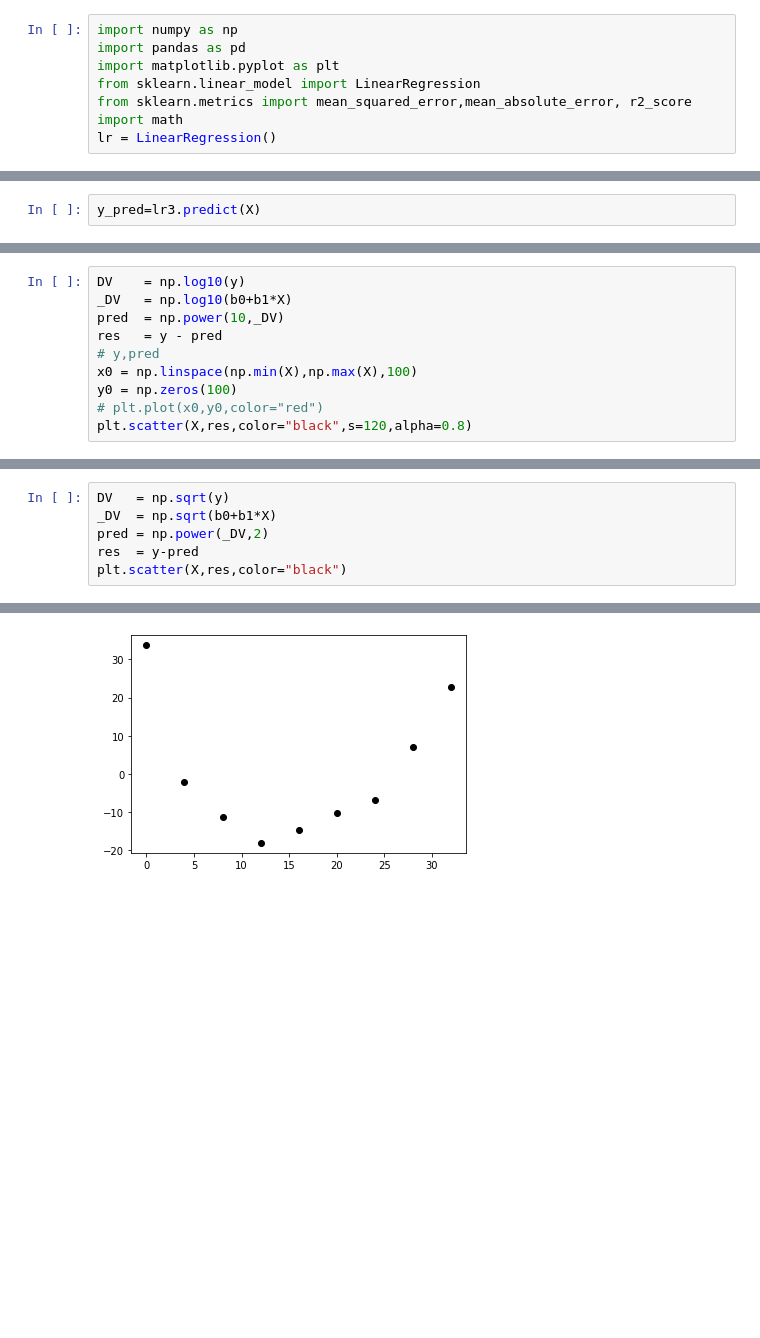
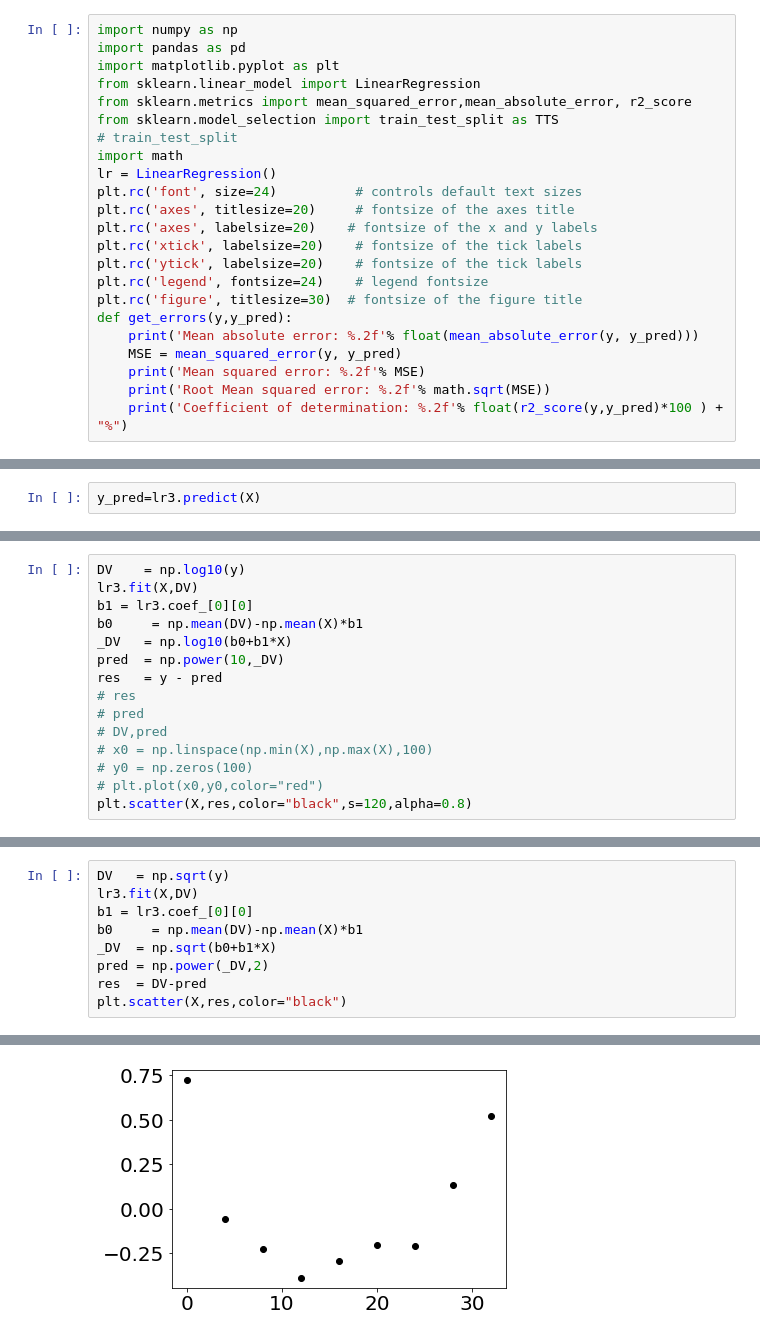
Before and after one commit to nachocodexx/cinvestav-dsc-detercoef, a Jupyter notebook: README.ipynb, the cells around one changed output, grey strips where cells are left out. Saved outputs shown, nothing was run; the diff lists cells and outputs as text; blank space fills up the shorter version.

```diff
--- a/README.ipynb
+++ b/README.ipynb
@@ -4,8 +4,23 @@ import pandas as pd
 import matplotlib.pyplot as plt
 from sklearn.linear_model import LinearRegression
 from sklearn.metrics import mean_squared_error,mean_absolute_error, r2_score
+from sklearn.model_selection import train_test_split as TTS
+# train_test_split
 import math
 lr = LinearRegression()
+plt.rc('font', size=24)          # controls default text sizes
+plt.rc('axes', titlesize=20)     # fontsize of the axes title
+plt.rc('axes', labelsize=20)    # fontsize of the x and y labels
+plt.rc('xtick', labelsize=20)    # fontsize of the tick labels
+plt.rc('ytick', labelsize=20)    # fontsize of the tick labels
+plt.rc('legend', fontsize=24)    # legend fontsize
+plt.rc('figure', titlesize=30)  # fontsize of the figure title
+def get_errors(y,y_pred):
+    print('Mean absolute error: %.2f'% float(mean_absolute_error(y, y_pred)))
+    MSE = mean_squared_error(y, y_pred)
+    print('Mean squared error: %.2f'% MSE)
+    print('Root Mean squared error: %.2f'% math.sqrt(MSE))
+    print('Coefficient of determination: %.2f'% float(r2_score(y,y_pred)*100 ) + "%")
 # %% [markdown]
 # Sintetico #1
 # %%
@@ -180,11 +201,16 @@ plt.scatter(X,residuals,color="black",s=200)
 # %%
 DV    = np.log10(y)
+lr3.fit(X,DV)
+b1 = lr3.coef_[0][0]
+b0     = np.mean(DV)-np.mean(X)*b1
 _DV   = np.log10(b0+b1*X)
 pred  = np.power(10,_DV)
 res   = y - pred
-# y,pred
-x0 = np.linspace(np.min(X),np.max(X),100)
-y0 = np.zeros(100)
+# res
+# pred
+# DV,pred
+# x0 = np.linspace(np.min(X),np.max(X),100)
+# y0 = np.zeros(100)
 # plt.plot(x0,y0,color="red")
 plt.scatter(X,res,color="black",s=120,alpha=0.8)
 # %% [output]
@@ -211,10 +232,13 @@ Coefficient of determination: 95.26%
 # %%
 DV   = np.sqrt(y)
+lr3.fit(X,DV)
+b1 = lr3.coef_[0][0]
+b0     = np.mean(DV)-np.mean(X)*b1
 _DV  = np.sqrt(b0+b1*X)
 pred = np.power(_DV,2)
-res  = y-pred
+res  = DV-pred
 plt.scatter(X,res,color="black")
 # %% [output]
 <matplotlib.collections.PathCollection at 0x...>
-[figure, old version]
+[figure, new version]
 # %%
```
Also changed, not shown: parts of 13 cells of this notebook, 2 other files.
